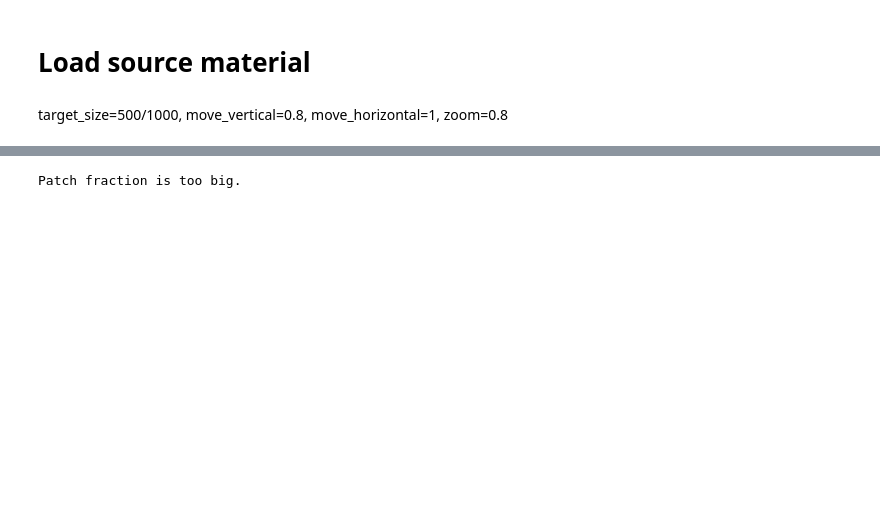
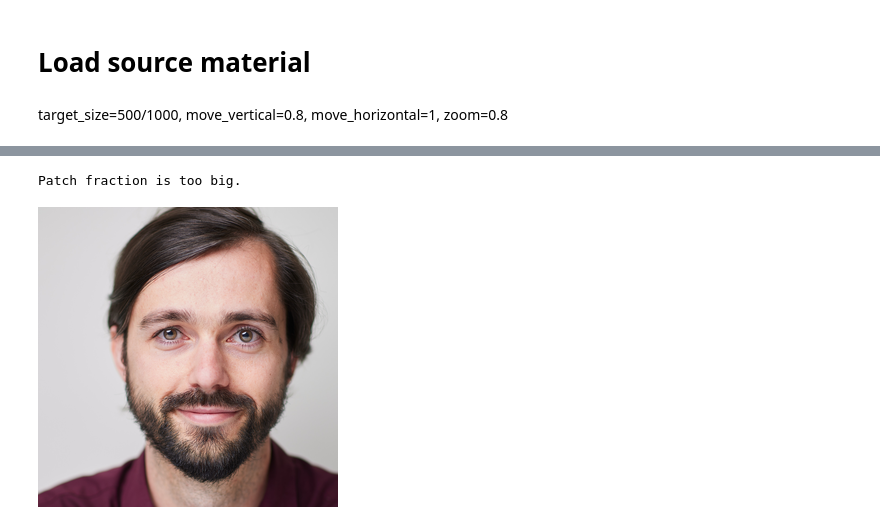
Before and after one commit to Jezzerrr/PortraitArt, a Jupyter notebook: notebooks/portrait_art.ipynb, the cells around one changed output, grey strips where cells are left out. Drawn from its saved outputs; the diff is of its cells as text; code cells hidden in the pictures; blank space fills up the shorter version.

```diff
--- a/notebooks/portrait_art.ipynb
+++ b/notebooks/portrait_art.ipynb
@@ -31,13 +35,14 @@ input_image = extract_square(input_image_path, target_size=300, move_vertical=.8
 # %%
 output_image = swap_random_patches(
     input_image,
     patch_fraction=0.5,
     n_swaps=2,
 )
 
-# output_image
+output_image
 # %% [output]
 Patch fraction is too big.
+[figure, added]
 # %%
 output_image = swap_random_circles(
     input_image,
```
Also changed, not shown: parts of 3 cells of this notebook, 1 other file.
